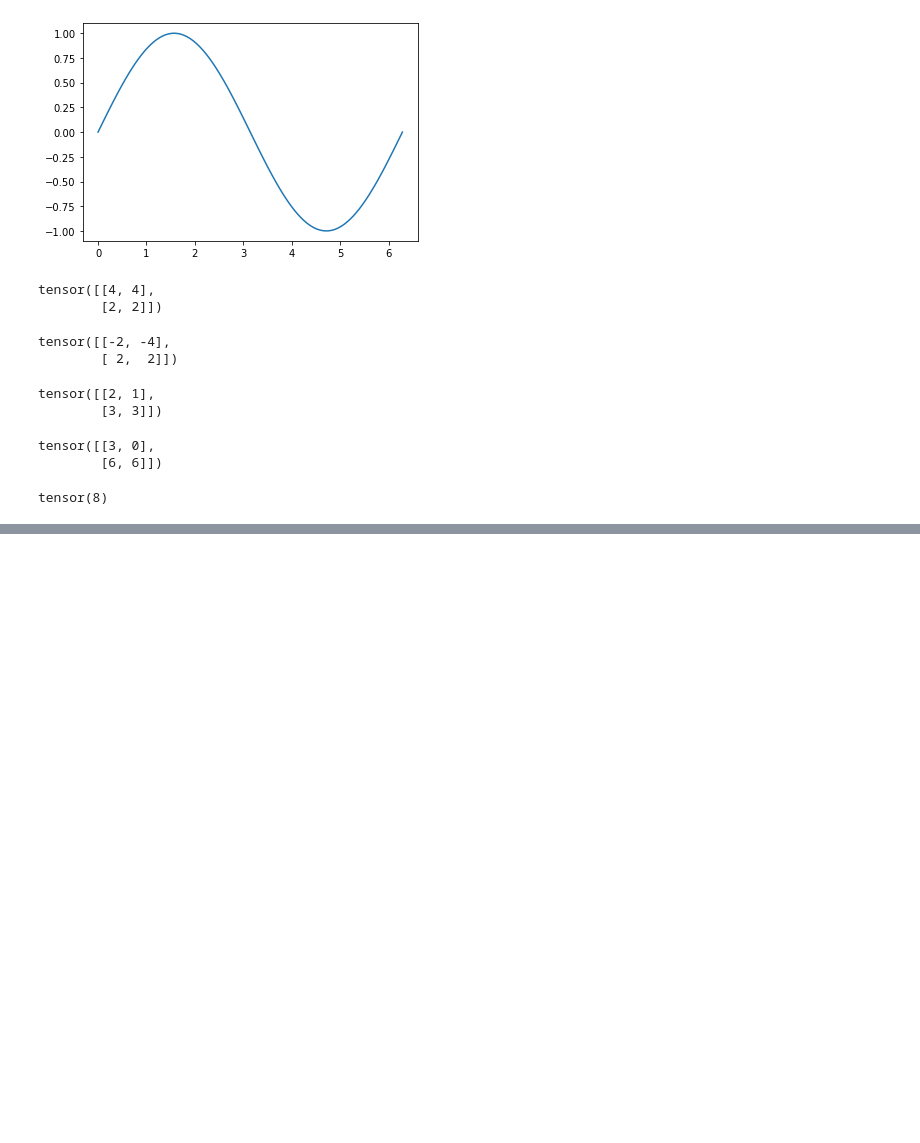
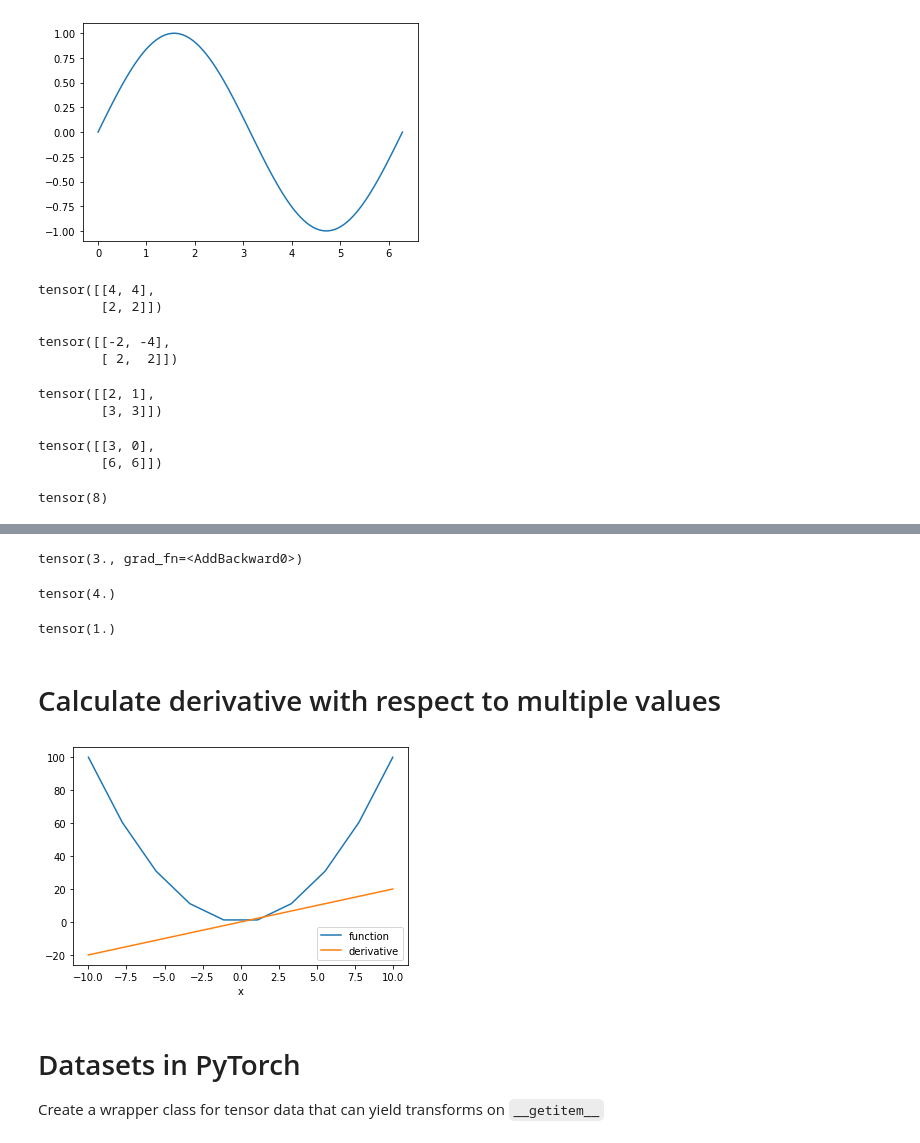
Before and after one commit to alexandreLamarre/torch-tensor, a Jupyter notebook: tensors.ipynb, the cells around one changed output, grey strips where cells are left out. Cells and saved outputs as stored; diff of their text form; code cells hidden in the pictures; blank space fills up the shorter version.

```diff
--- a/tensors.ipynb
+++ b/tensors.ipynb
@@ -185,0 +245,36 @@ tensor(8)
+# %%
+u = torch.tensor(1.0,requires_grad=True)
+v = torch.tensor(2.0,requires_grad=True)
+f = u * v + u ** 2
+f
+# %% [output]
+tensor(3., grad_fn=<AddBackward0>)
+# %%
+f.backward()
+u.grad
+# %% [output]
+tensor(4.)
+# %%
+v.grad
+# %% [output]
+tensor(1.)
+# %% [markdown]
+# Calculate derivative with respect to multiple values
+# %%
+x = torch.linspace(-10, 10, 10, requires_grad = True)
+Y = x ** 2
+y = torch.sum(x ** 2)
+# %%
+y.backward()
+
+plt.plot(x.detach().numpy(), Y.detach().numpy(), label = 'function')
+plt.plot(x.detach().numpy(), x.grad.detach().numpy(), label = 'derivative')
+plt.xlabel('x')
+plt.legend()
+plt.show()
+# %% [output]
+[figure, added]
+# %% [markdown]
+# Datasets in PyTorch
+
+Create a wrapper class for tensor data that can yield transforms on `__getitem__`
```
Also changed, not shown: parts of 20 cells of this notebook.
